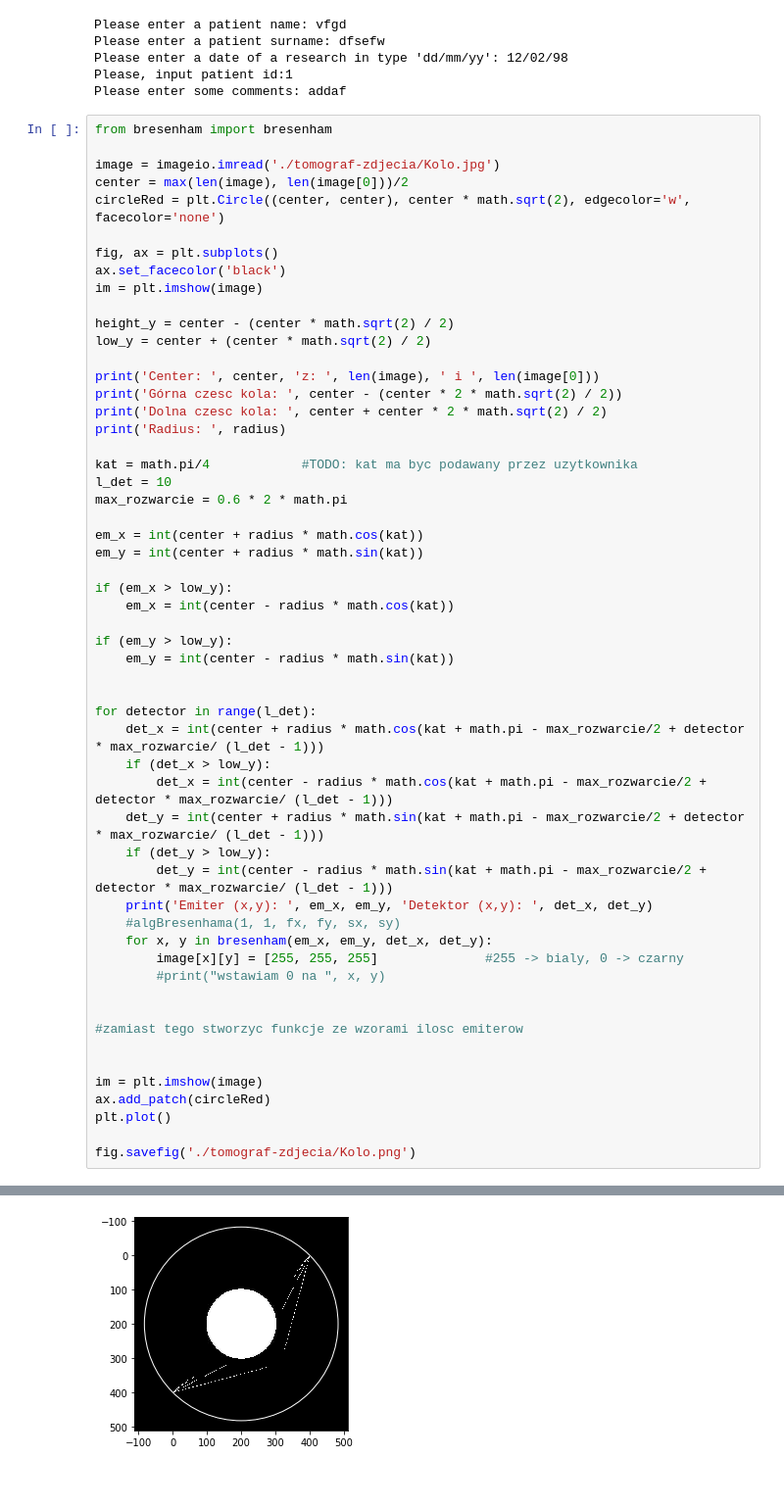
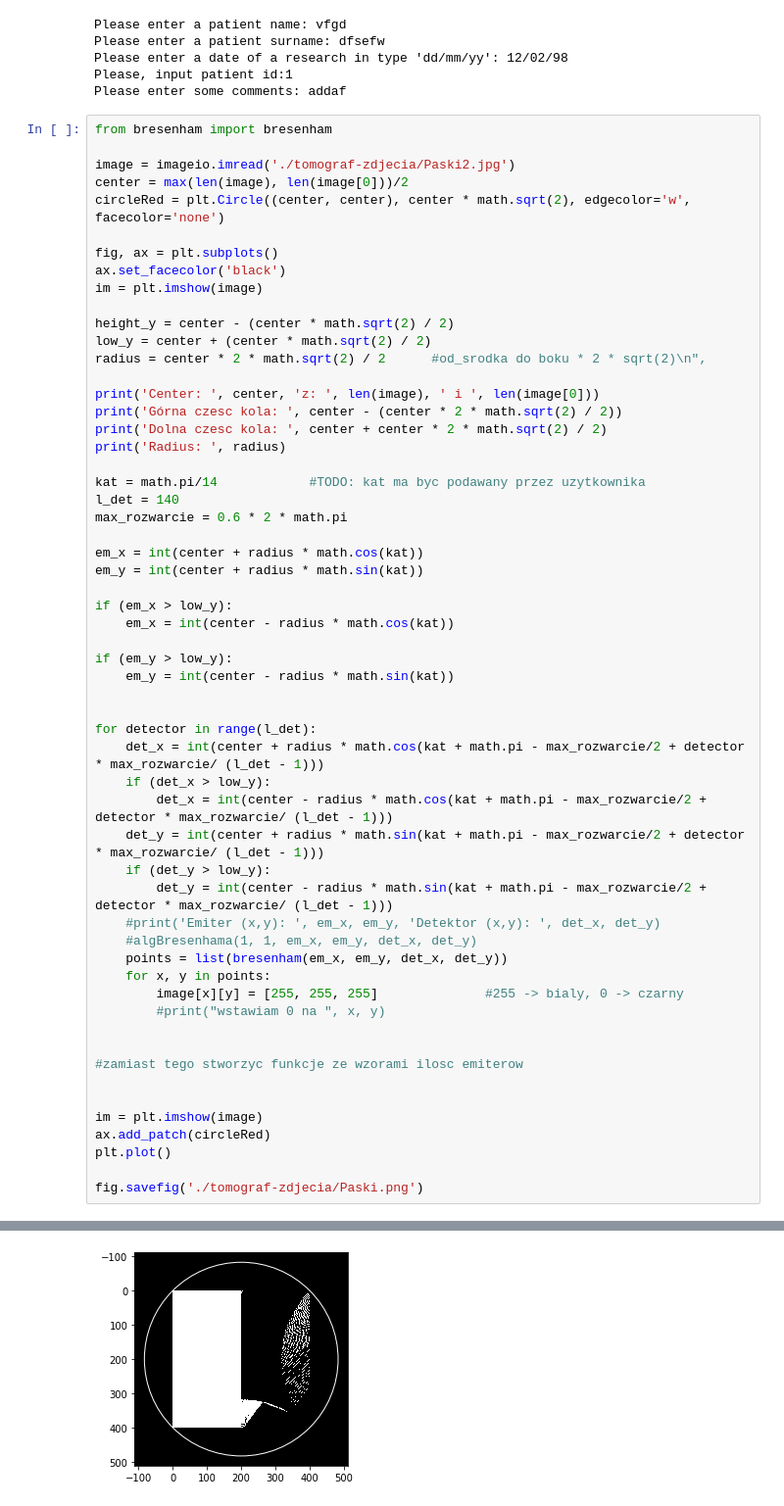
Before and after one commit to EwaKomkowska/Informatyka_w_medycynie, a Jupyter notebook: Tomograf.ipynb, the cells around one changed output, grey strips where cells are left out. Shown at 98% size. Saved outputs shown, nothing was run; the diff lists cells and outputs as text.

```diff
--- a/Tomograf.ipynb
+++ b/Tomograf.ipynb
@@ -395,7 +397,7 @@ Please enter some comments: addaf
 # %%
 from bresenham import bresenham
 
-image = imageio.imread('./tomograf-zdjecia/Kolo.jpg')
+image = imageio.imread('./tomograf-zdjecia/Paski2.jpg')
 center = max(len(image), len(image[0]))/2
 circleRed = plt.Circle((center, center), center * math.sqrt(2), edgecolor='w', facecolor='none')
 
@@ -405,14 +407,15 @@ im = plt.imshow(image)
 
 height_y = center - (center * math.sqrt(2) / 2)
 low_y = center + (center * math.sqrt(2) / 2)
+radius = center * 2 * math.sqrt(2) / 2      #od_srodka do boku * 2 * sqrt(2)\n",
 
 print('Center: ', center, 'z: ', len(image), ' i ', len(image[0]))
 print('Górna czesc kola: ', center - (center * 2 * math.sqrt(2) / 2))
 print('Dolna czesc kola: ', center + center * 2 * math.sqrt(2) / 2)
 print('Radius: ', radius)
 
-kat = math.pi/4            #TODO: kat ma byc podawany przez uzytkownika
-l_det = 10
+kat = math.pi/14            #TODO: kat ma byc podawany przez uzytkownika
+l_det = 140
 max_rozwarcie = 0.6 * 2 * math.pi
 
 em_x = int(center + radius * math.cos(kat))
@@ -432,9 +435,10 @@ for detector in range(l_det):
     det_y = int(center + radius * math.sin(kat + math.pi - max_rozwarcie/2 + detector * max_rozwarcie/ (l_det - 1)))
     if (det_y > low_y):
         det_y = int(center - radius * math.sin(kat + math.pi - max_rozwarcie/2 + detector * max_rozwarcie/ (l_det - 1)))
-    print('Emiter (x,y): ', em_x, em_y, 'Detektor (x,y): ', det_x, det_y)
-    #algBresenhama(1, 1, fx, fy, sx, sy)
-    for x, y in bresenham(em_x, em_y, det_x, det_y):
+    #print('Emiter (x,y): ', em_x, em_y, 'Detektor (x,y): ', det_x, det_y)
+    #algBresenhama(1, 1, em_x, em_y, det_x, det_y)
+    points = list(bresenham(em_x, em_y, det_x, det_y))
+    for x, y in points:
         image[x][y] = [255, 255, 255]              #255 -> bialy, 0 -> czarny
         #print("wstawiam 0 na ", x, y)
 
@@ -446,7 +450,7 @@ im = plt.imshow(image)
 ax.add_patch(circleRed)
 plt.plot()
 
-fig.savefig('./tomograf-zdjecia/Kolo.png')
+fig.savefig('./tomograf-zdjecia/Paski.png')
 # %% [output]
 Center:  200.0 z:  400  i  400
 Górna czesc kola:  -82.84271247461902
@@ -465,4 +459,4 @@ Emiter (x,y):  0 0 Detektor (x,y):  -52 71
-[figure, old version]
+[figure, new version]
 # %%
 plt.imshow(image)
 # %% [output]
```
Also changed, not shown: parts of 3 cells of this notebook.
